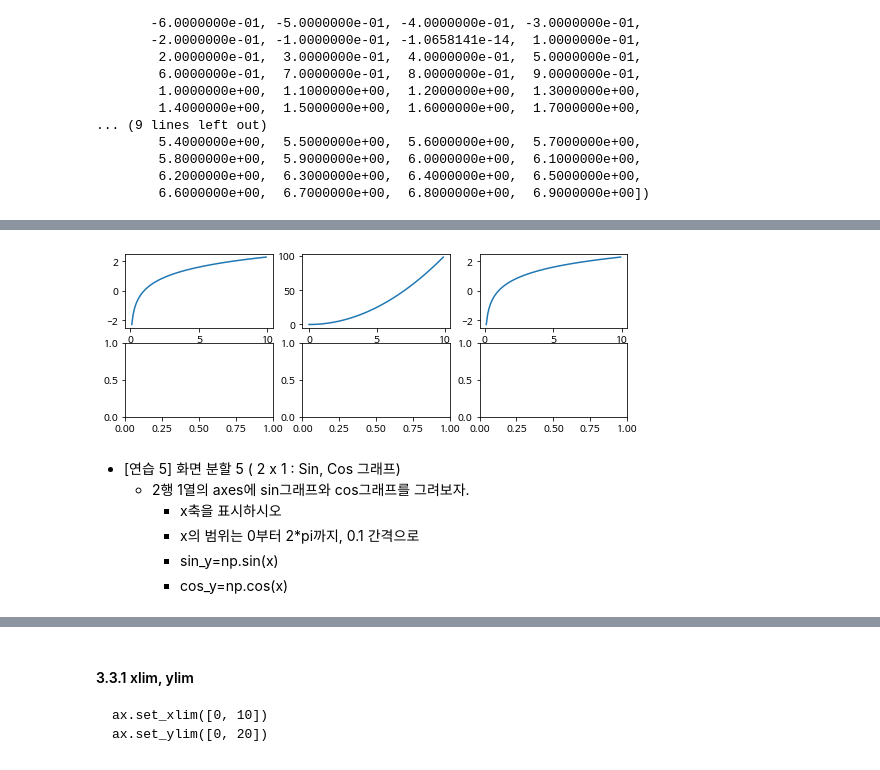
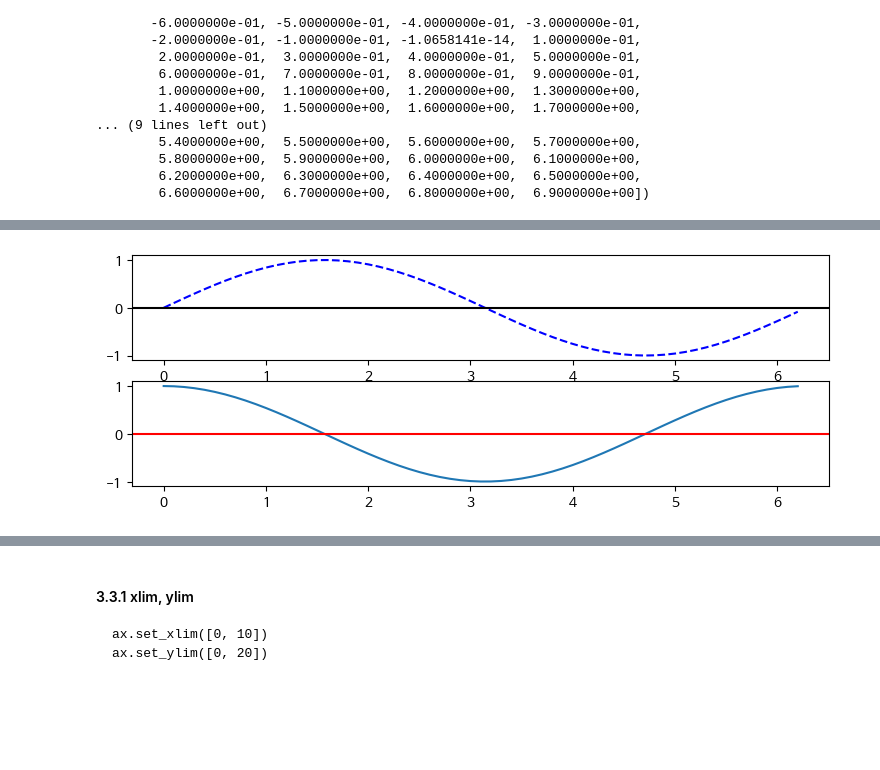
Before and after one commit to aidalabs/Lectures, a Jupyter notebook: LectureFiles/src/Py004_Matplotlib.ipynb, the cells around one changed output, grey strips where cells are left out. Saved outputs shown, nothing was run; the diff lists cells and outputs as text; code cells hidden in the pictures; blank space fills up the shorter version.

```diff
--- a/LectureFiles/src/Py004_Matplotlib.ipynb
+++ b/LectureFiles/src/Py004_Matplotlib.ipynb
@@ -225,7 +256,7 @@ plt.show()
 # [참고] pyplot API 방식. 위 그래프와 같다
 
 # 사이즈 설정
-plt.rcParams["figure.figsize"] = (12, 6)
+plt.rcParams["figure.figsize"] = (10,5)
 
 plt.subplot(1,2,1)
 plt.plot(x, y2)
@@ -234,6 +265,4 @@ plt.subplot(1,2,2)
 plt.plot(x, y1)
 
 plt.show()
-
-plt.rcParams["figure.figsize"] = (6, 6)
 # %% [output]
@@ -325,15 +318,17 @@ plt.show()
 # %%
-fig, axs = plt.subplots(2, 3, figsize=(9,3))
-axs[0,0].plot(x, y2)
-axs[0,1].plot(x, y1)
-axs[0,2].plot(x, y2)
+fig = plt.figure(figsize=(9,3))
+axs = fig.subplots(2, 1)
+
+x=np.arange(0, 2*np.pi, 0.1)
+sin_y=np.sin(x)
+cos_y=np.cos(x)
+
+axs[0].plot(x,sin_y, 'b--')
+axs[0].axhline(y=0, color='k')
+
+axs[1].plot(x,cos_y)
+axs[1].axhline(y=0, color = 'r')
+
 plt.show()
 # %% [output]
-[figure, old version]
+[figure, new version]
-# %% [markdown]
-- [연습 5] 화면 분할 5 ( 2 x 1 : Sin, Cos 그래프)
-  - 2행 1열의 axes에 sin그래프와 cos그래프를 그려보자.
-    - x축을 표시하시오
-    - x의 범위는 0부터 2*pi까지, 0.1 간격으로
-    - sin_y=np.sin(x)
-    - cos_y=np.cos(x)
```
Also changed, not shown: parts of 167 cells of this notebook, 6 other files.
